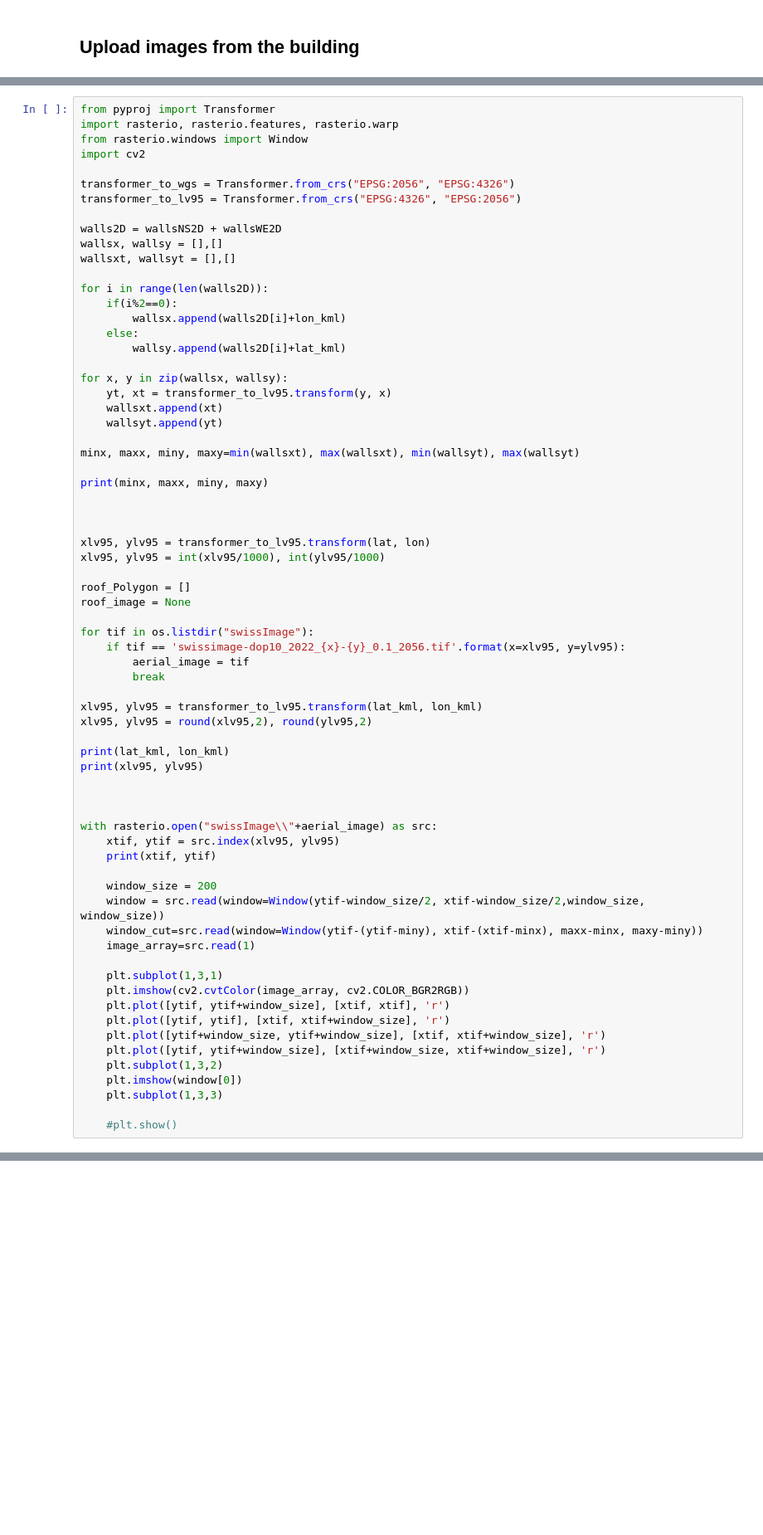
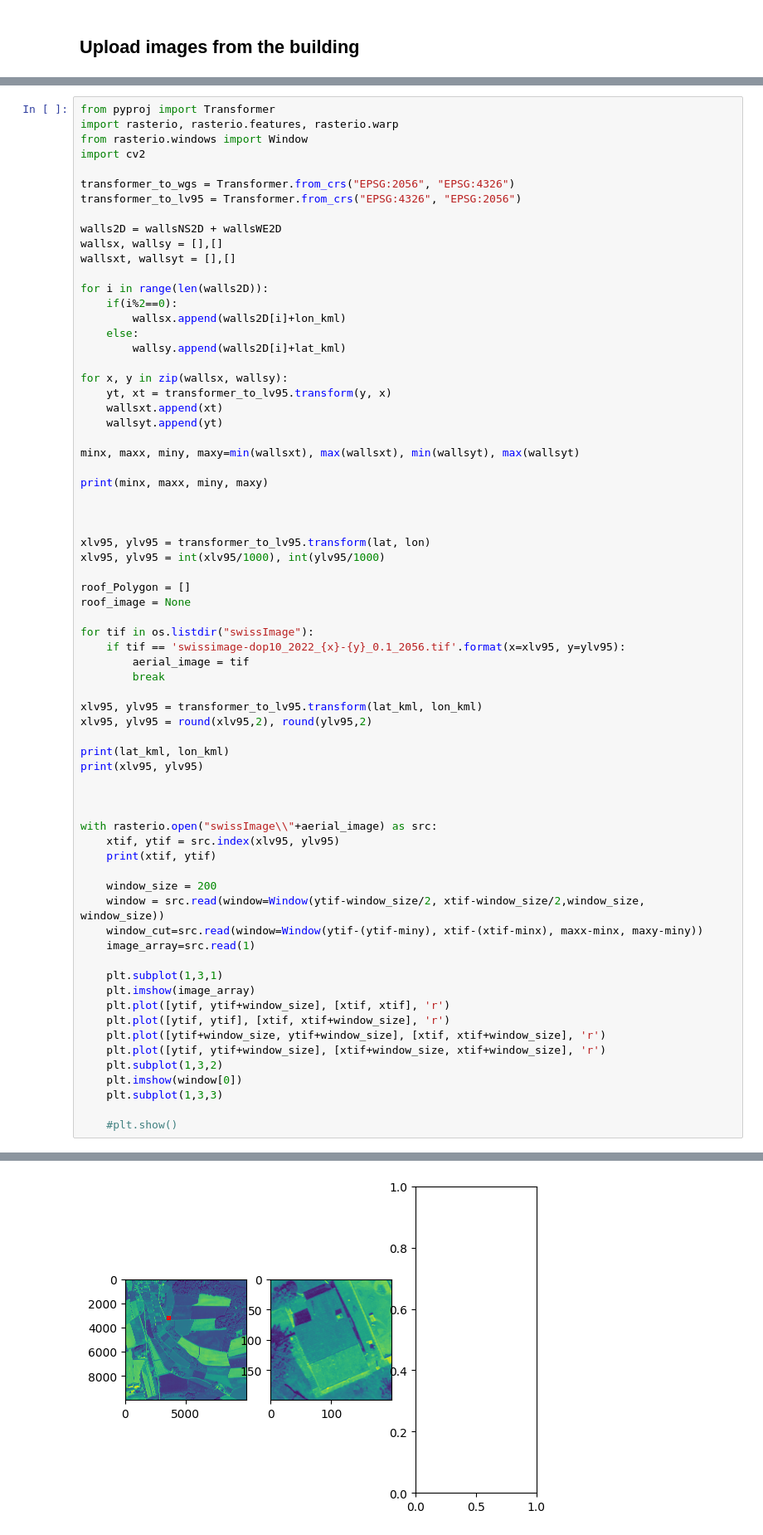
Before and after one commit to looopic/3DTexturingWithOpenData, a Jupyter notebook: getModelFromAddress.ipynb, the cells around one changed output, grey strips where cells are left out. Shown at 83% size. Cells and saved outputs as stored; diff of their text form; blank space fills up the shorter version.

Commit message:
Added Download for aerial imagery

```diff
--- a/getModelFromAddress.ipynb
+++ b/getModelFromAddress.ipynb
@@ -557,7 +572,7 @@ with rasterio.open("swissImage\\"+aerial_image) as src:
     image_array=src.read(1)
 
     plt.subplot(1,3,1)
-    plt.imshow(cv2.cvtColor(image_array, cv2.COLOR_BGR2RGB))
+    plt.imshow(image_array)
     plt.plot([ytif, ytif+window_size], [xtif, xtif], 'r')
     plt.plot([ytif, ytif], [xtif, xtif+window_size], 'r')
     plt.plot([ytif+window_size, ytif+window_size], [xtif, xtif+window_size], 'r')
@@ -572,0 +590 @@ FileNotFoundError: [WinError 3] Das System kann den angegebenen Pfad nicht finde
+[figure, added]
```
Also changed, not shown: parts of 2 cells of this notebook.
